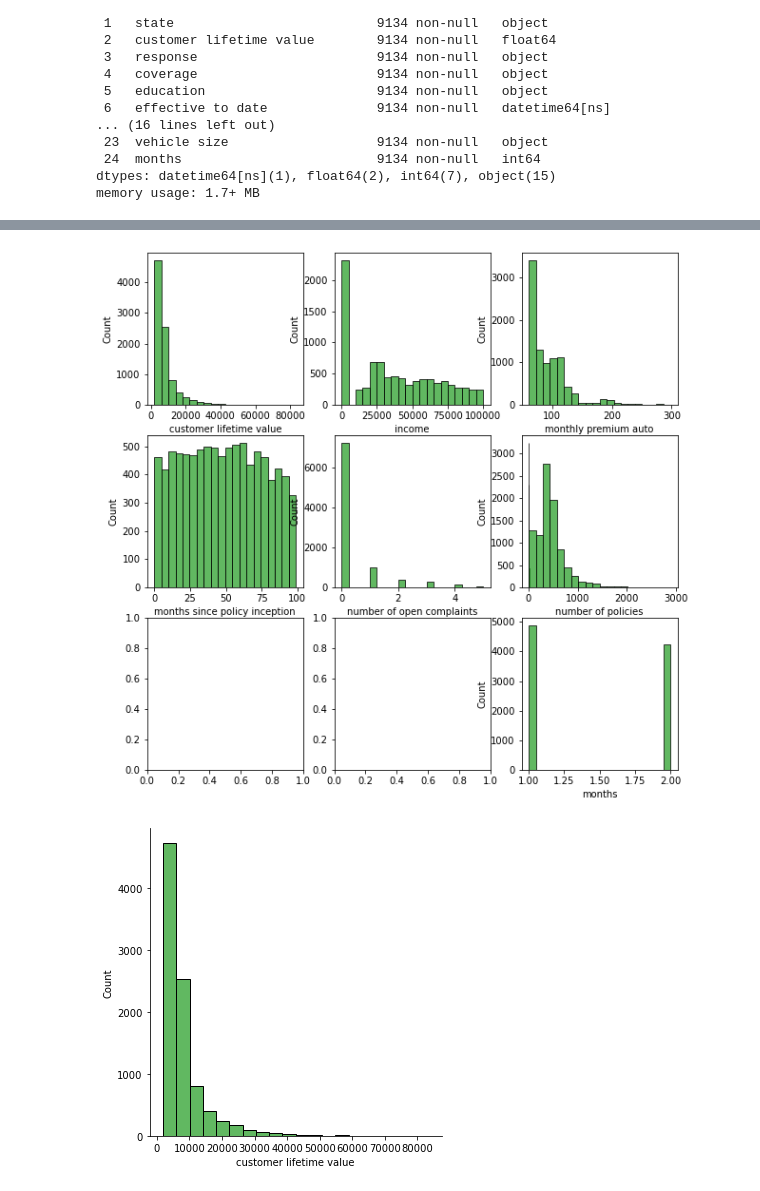
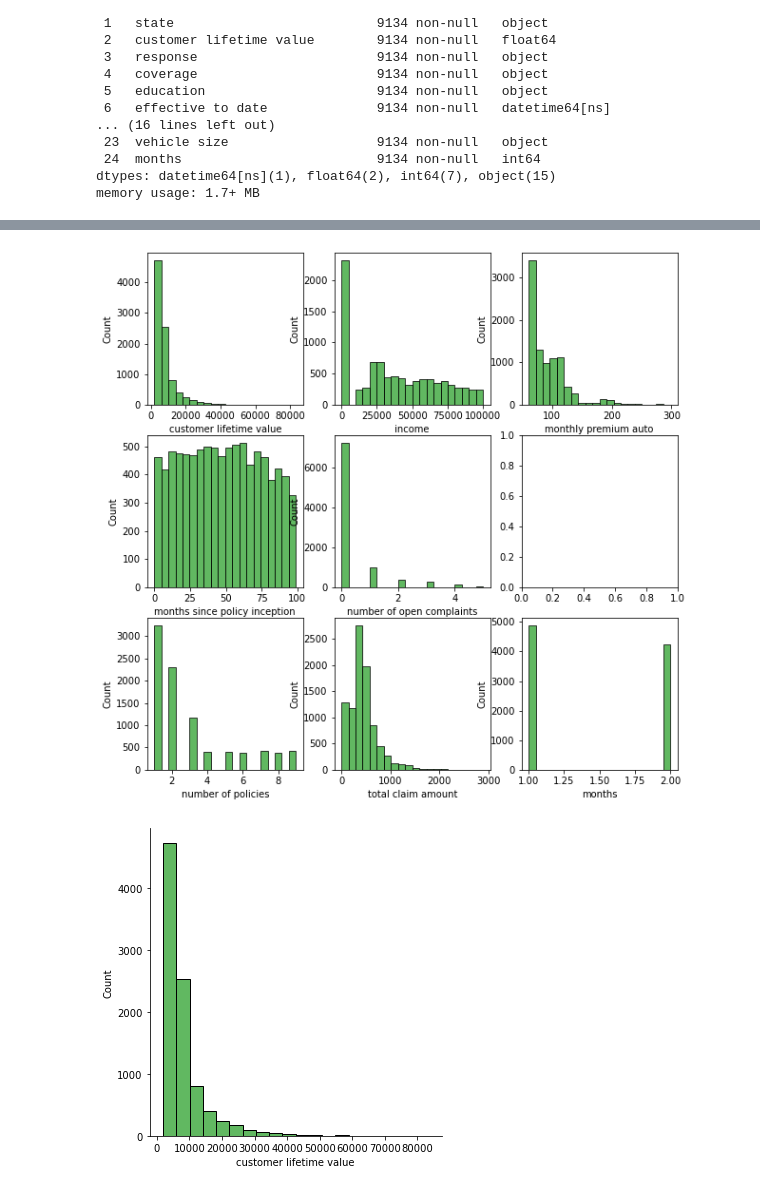
Before and after one commit to silviadifra/lab-customer-analysis-round-4, a Jupyter notebook: Lab-customer-analysis-round-4.ipynb, the cells around one changed output, grey strips where cells are left out. Drawn from its saved outputs; the diff is of its cells as text; code cells hidden in the pictures.

Commit message:
exercise Lab-customer-analysis-round-4

```diff
--- a/Lab-customer-analysis-round-4.ipynb
+++ b/Lab-customer-analysis-round-4.ipynb
@@ -317,3 +302,3 @@ file1._get_numeric_data()
 # %%
 #or
-file1_num = file1.select_dtypes(include= np.number)
+numerical = file1.select_dtypes(include= np.number)
@@ -348,16 +325,16 @@ Index(['customer lifetime value', 'income', 'monthly premium auto',
 # %%
 #Now we will try to check the normality of the numerical variables visually
 #Use seaborn library to construct distribution plots for the numerical variables
 fig, ax1 = plt.subplots(3,3,figsize=(10,10))
-sns.histplot(x ='customer lifetime value',data = file1_num ,bins = 20,color='tab:green', ax = ax1[0,0])
-sns.histplot(x ='income',data = file1_num ,bins = 20,color='tab:green', ax = ax1[0,1])
-sns.histplot(x ='monthly premium auto',data = file1_num ,bins = 20,color='tab:green', ax = ax1[0,2])
-sns.histplot(x ='months since policy inception',data = file1_num ,bins = 20,color='tab:green', ax = ax1[1,0])
-sns.histplot(x ='number of open complaints',data = file1_num ,bins = 20,color='tab:green', ax = ax1[1,1])
-sns.histplot(x ='number of policies',data = file1_num ,bins = 20,color='tab:green', ax = ax1[1,2])
-sns.histplot(x ='total claim amount',data = file1_num ,bins = 20,color='tab:green', ax = ax1[1,2])
-sns.histplot(x ='months',data = file1_num ,bins = 20,color='tab:green', ax = ax1[2,2])
+sns.histplot(x ='customer lifetime value',data = numerical ,bins = 20,color='tab:green', ax = ax1[0,0])
+sns.histplot(x ='income',data = numerical ,bins = 20,color='tab:green', ax = ax1[0,1])
+sns.histplot(x ='monthly premium auto',data = numerical ,bins = 20,color='tab:green', ax = ax1[0,2])
+sns.histplot(x ='months since policy inception',data = numerical ,bins = 20,color='tab:green', ax = ax1[1,0])
+sns.histplot(x ='number of open complaints',data = numerical ,bins = 20,color='tab:green', ax = ax1[1,1])
+sns.histplot(x ='number of policies',data = numerical ,bins = 20,color='tab:green', ax = ax1[2,0])
+sns.histplot(x ='total claim amount',data = numerical ,bins = 20,color='tab:green', ax = ax1[2,1])
+sns.histplot(x ='months',data = numerical ,bins = 20,color='tab:green', ax = ax1[2,2])
 plt.show()
 # %% [output]
-[figure, old version]
+[figure, new version]
 # %%
```
Also changed, not shown: parts of 13 cells of this notebook.
